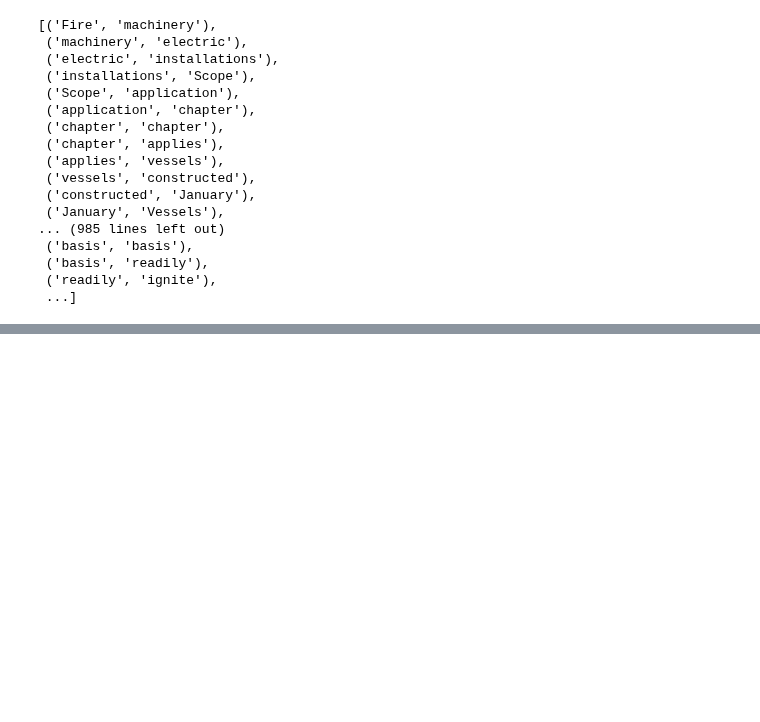
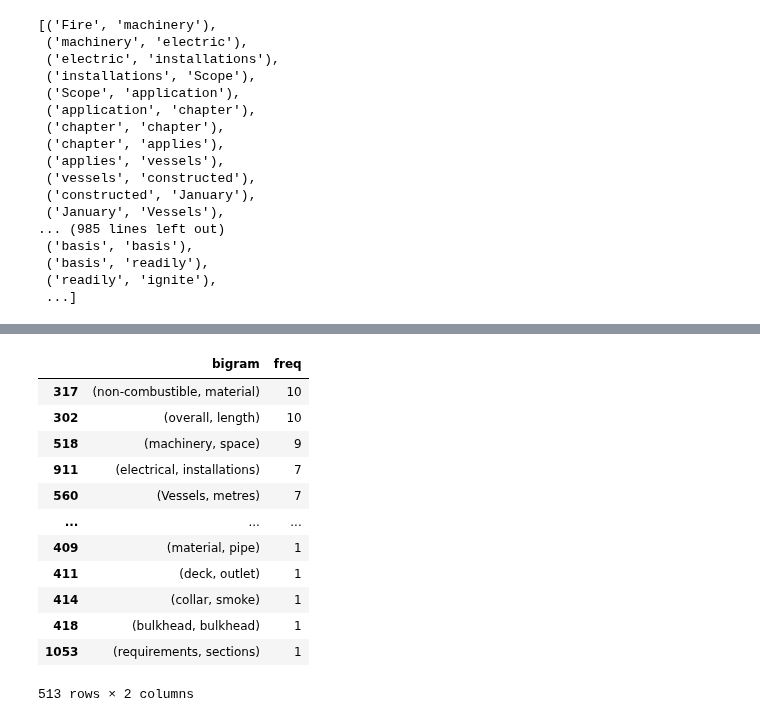
Before and after one commit to christianfosli/NLP_PoC, a Jupyter notebook: NLP Python Jupyter Notebooks/Get nouns - Two words/Get nouns - Two words.ipynb, the cells around one changed output, grey strips where cells are left out. Cells and saved outputs as stored; diff of their text form; code cells hidden in the pictures; blank space fills up the shorter version.

```diff
--- a/NLP Python Jupyter Notebooks/Get nouns - Two words/Get nouns - Two words.ipynb
+++ b/NLP Python Jupyter Notebooks/Get nouns - Two words/Get nouns - Two words.ipynb
@@ -312,0 +291,41 @@ sorted_word_list
+# %%
+# To fix this, we filter out for collocations not containing stop words and filter for only the following structures:
+# Bigrams: (Noun, Noun), (Adjective, Noun)
+# This is a common structure used in literature and generally works well.
+
+#function to filter for ADJ/NN bigrams
+def rightTypes(ngram):
+
+    if '-pron-' in ngram or 't' in ngram:
+        return False
+
+    for word in ngram:
+        if word in stop_words or word.isspace():
+            return False
+
+    acceptable_types = ('JJ', 'JJR', 'JJS', 'NN', 'NNS', 'NNP', 'NNPS')
+    second_type = ('NN', 'NNS', 'NNP', 'NNPS')
+    tags = nltk.pos_tag(ngram)
+
+    if tags[0][1] in acceptable_types and tags[1][1] in second_type:
+        return True
+    else:
+        return False
+
+#filter bigrams
+filtered_bi = bigramFreqTable[bigramFreqTable.bigram.map(lambda x: rightTypes(x))]
+filtered_bi
+# %% [output]
+|  | bigram | freq |
+| 317 | (non-combustible, material) | 10 |
+| 302 | (overall, length) | 10 |
+| 518 | (machinery, space) | 9 |
+| 911 | (electrical, installations) | 7 |
+| 560 | (Vessels, metres) | 7 |
+| ... | ... | ... |
+| 409 | (material, pipe) | 1 |
+| 411 | (deck, outlet) | 1 |
+| 414 | (collar, smoke) | 1 |
+| 418 | (bulkhead, bulkhead) | 1 |
+| 1053 | (requirements, sections) | 1 |
+513 rows × 2 columns
```
Also changed, not shown: parts of 14 cells of this notebook, 1 other file.
